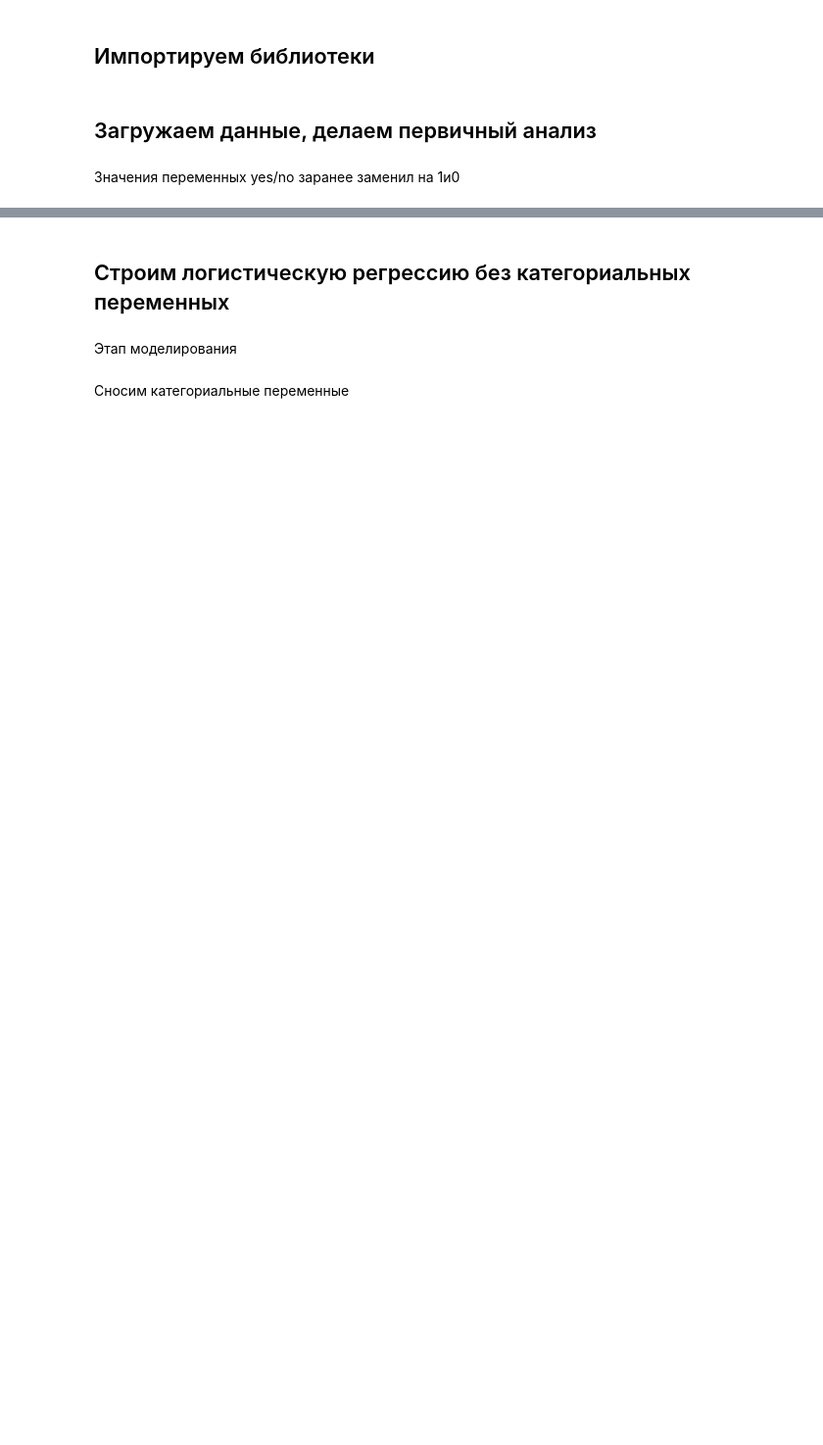
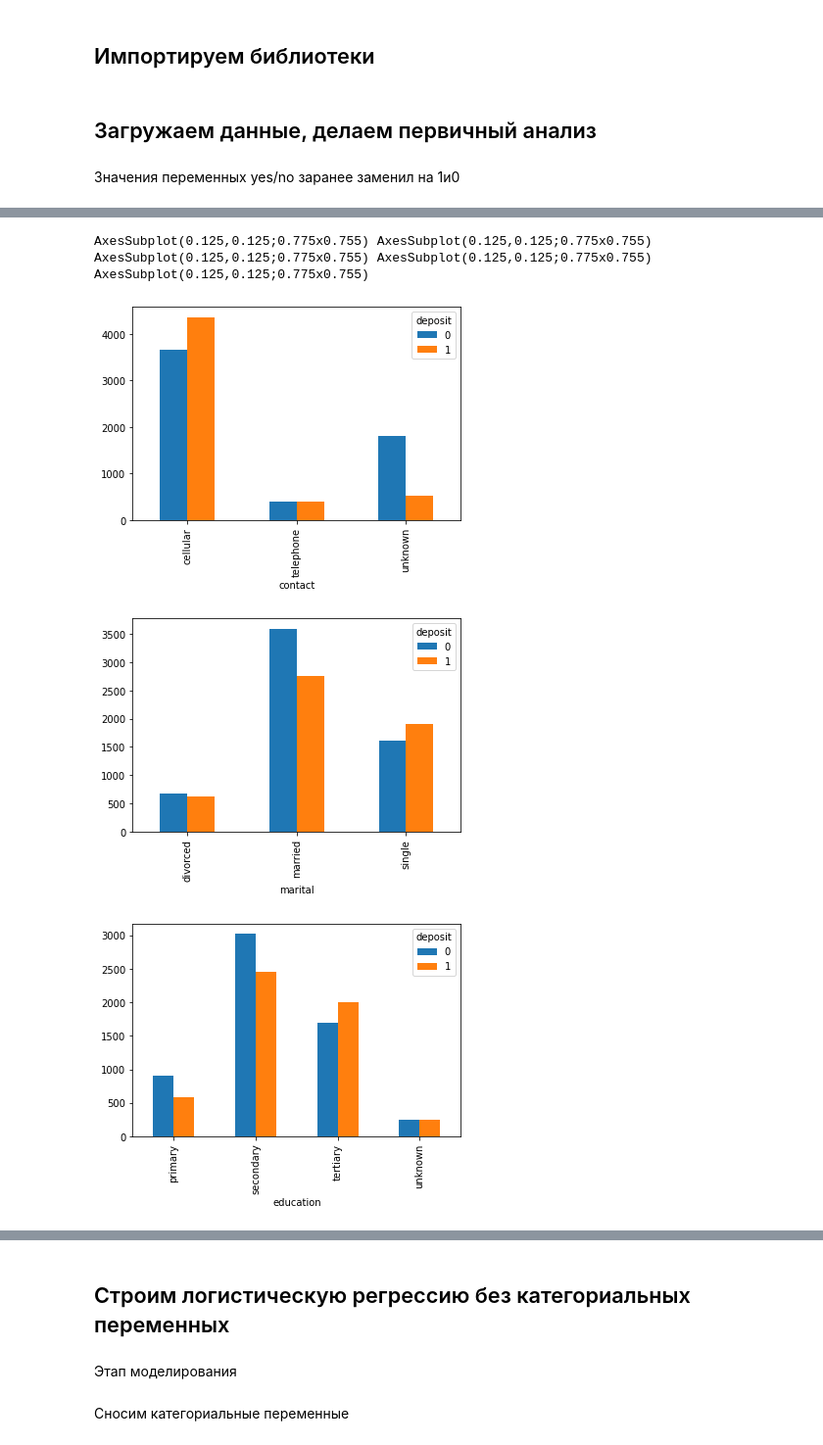
Before and after one commit to IvanNeverov/DepositsProject, a Jupyter notebook: Modelling TDA Response.ipynb, the cells around one changed output, grey strips where cells are left out. Shown: that part at 98% size. Drawn from its saved outputs; the diff is of its cells as text; code cells hidden in the pictures; blank space fills up the shorter version.

```diff
--- a/Modelling TDA Response.ipynb
+++ b/Modelling TDA Response.ipynb
@@ -17,6 +17,6 @@ import seaborn as sb
 # %% [markdown]
 Значения переменных yes/no заранее заменил на 1и0
 # %%
-data = pd.read_excel('/dataset.xlsx')
+data = pd.read_excel('/content/dataset.xlsx')
 # %%
 data.head(6)
@@ -32,0 +97,11 @@ data.describe(include='object')
+# %%
+print(pd.crosstab(data.contact,data.deposit).plot(kind='bar'),
+        pd.crosstab(data.marital,data.deposit).plot(kind='bar'),
+           pd.crosstab(data.education,data.deposit).plot(kind='bar'),
+              pd.crosstab(data.job,data.deposit).plot(kind='bar'),
+                  pd.crosstab(data.poutcome,data.deposit).plot(kind='bar'))
+# %% [output]
+AxesSubplot(0.125,0.125;0.775x0.755) AxesSubplot(0.125,0.125;0.775x0.755) AxesSubplot(0.125,0.125;0.775x0.755) AxesSubplot(0.125,0.125;0.775x0.755) AxesSubplot(0.125,0.125;0.775x0.755)
+[figure, added]
+[figure, added]
+[figure, added]
```
Also changed, not shown: parts of 32 cells of this notebook.
